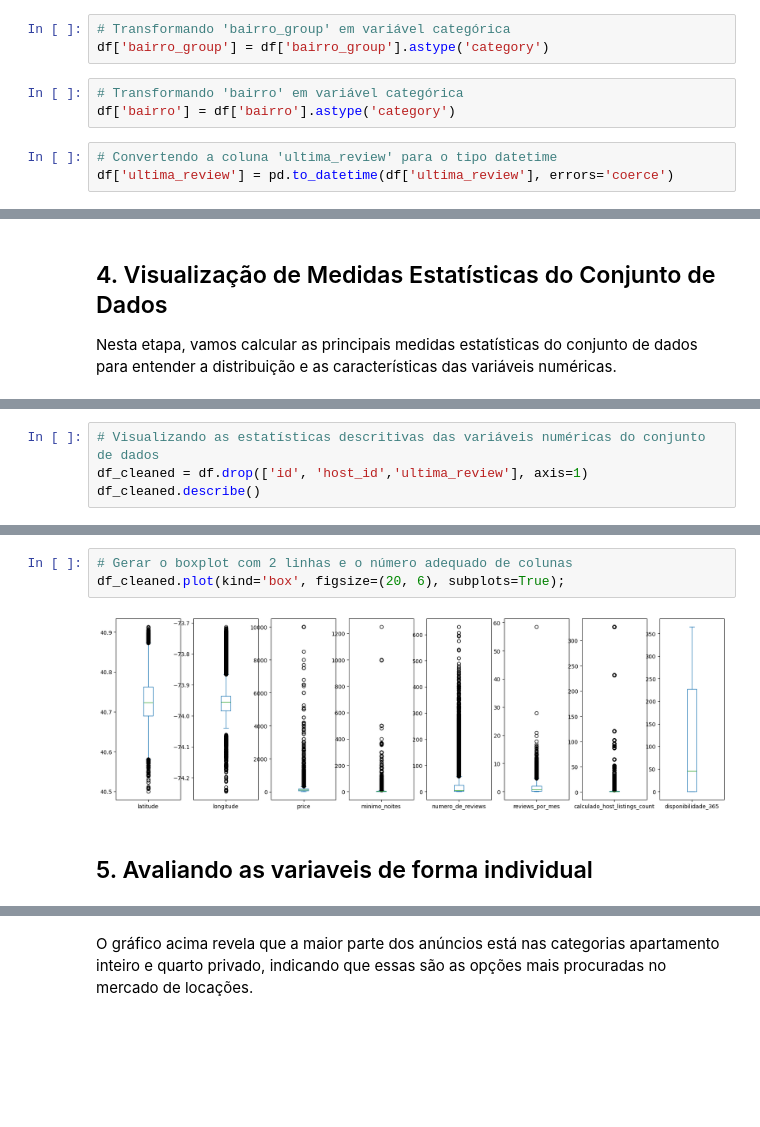
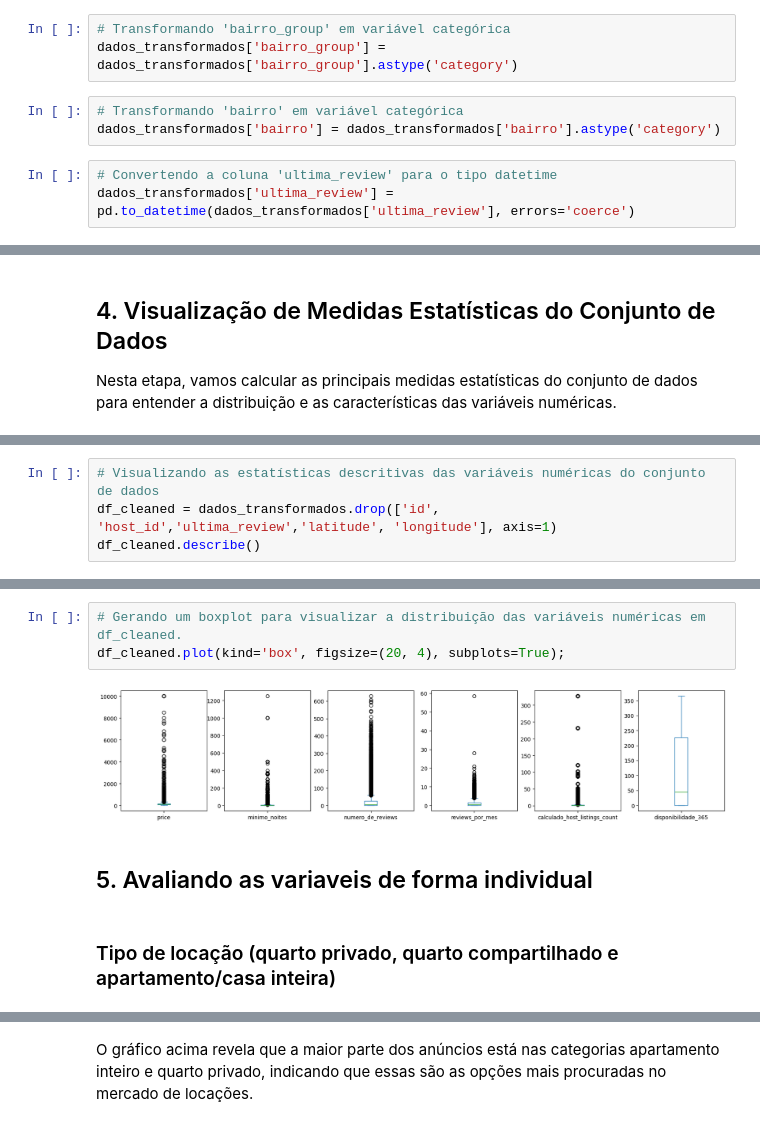
Before and after one commit to Ewaldouhlmann/LH_CD_EWALDOUHLMANN, a Jupyter notebook: notebooks/analise-exploratoria.ipynb, the cells around one changed output, grey strips where cells are left out. Saved outputs shown, nothing was run; the diff lists cells and outputs as text; blank space fills up the shorter version.

```diff
--- a/notebooks/analise-exploratoria.ipynb
+++ b/notebooks/analise-exploratoria.ipynb
@@ -165,11 +189,11 @@ df['room_type'] = df['room_type'].astype('category')
 # %%
 # Transformando 'bairro_group' em variável categórica
-df['bairro_group'] = df['bairro_group'].astype('category')
+dados_transformados['bairro_group'] = dados_transformados['bairro_group'].astype('category')
 # %%
 # Transformando 'bairro' em variável categórica
-df['bairro'] = df['bairro'].astype('category')
+dados_transformados['bairro'] = dados_transformados['bairro'].astype('category')
 # %%
 # Convertendo a coluna 'ultima_review' para o tipo datetime
-df['ultima_review'] = pd.to_datetime(df['ultima_review'], errors='coerce')
+dados_transformados['ultima_review'] = pd.to_datetime(dados_transformados['ultima_review'], errors='coerce')
 # %%
 # Exibindo o tipo de dados de todas as colunas do DataFrame, para verificar se as convesões ocorreram com sucesso
@@ -211,6 +235,6 @@ df.describe()
 | std | 10984090.71 | 78616871.53 | 0.05 | 0.05 | 240.17 | 20.51 | 44.55 | NaN | ... |
 # %%
 # Visualizando as estatísticas descritivas das variáveis numéricas do conjunto de dados
-df_cleaned = df.drop(['id', 'host_id','ultima_review'], axis=1)
+df_cleaned = dados_transformados.drop(['id', 'host_id','ultima_review','latitude', 'longitude'], axis=1)
 df_cleaned.describe()
 # %% [output]
@@ -226,9 +250,11 @@ df_cleaned.describe()
 # %%
-# Gerar o boxplot com 2 linhas e o número adequado de colunas
-df_cleaned.plot(kind='box', figsize=(20, 6), subplots=True);
+# Gerando um boxplot para visualizar a distribuição das variáveis numéricas em df_cleaned.
+df_cleaned.plot(kind='box', figsize=(20, 4), subplots=True);
 # %% [output]
-[figure, old version]
+[figure, new version]
 # %% [markdown]
 ## 5. Avaliando as variaveis de forma individual
+# %% [markdown]
+### Tipo de locação (quarto privado, quarto compartilhado e apartamento/casa inteira)
 # %%
 # Descrição estatística dos preços pelo tipo de locação
```
Also changed, not shown: parts of 65 cells of this notebook, 7 other files.
